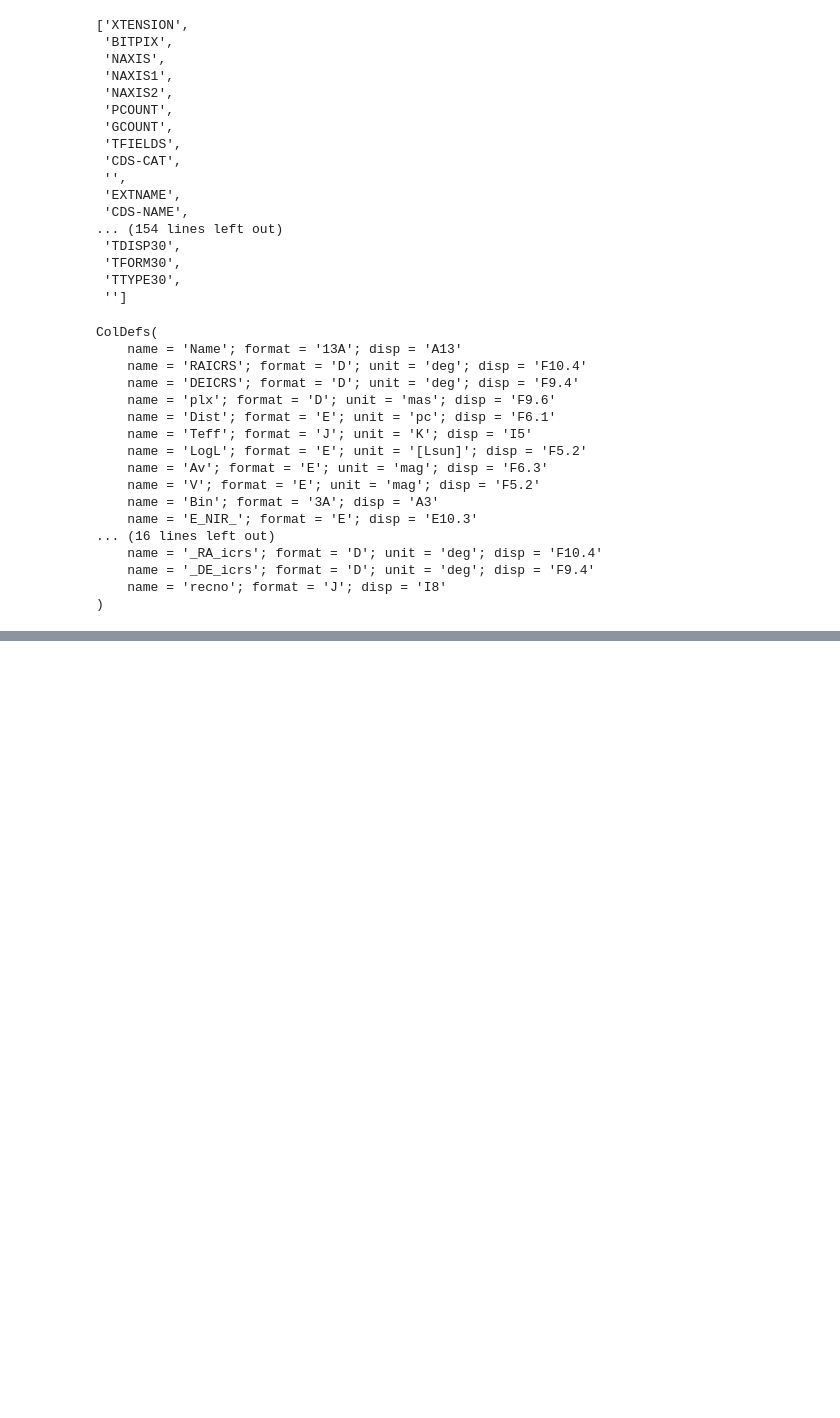
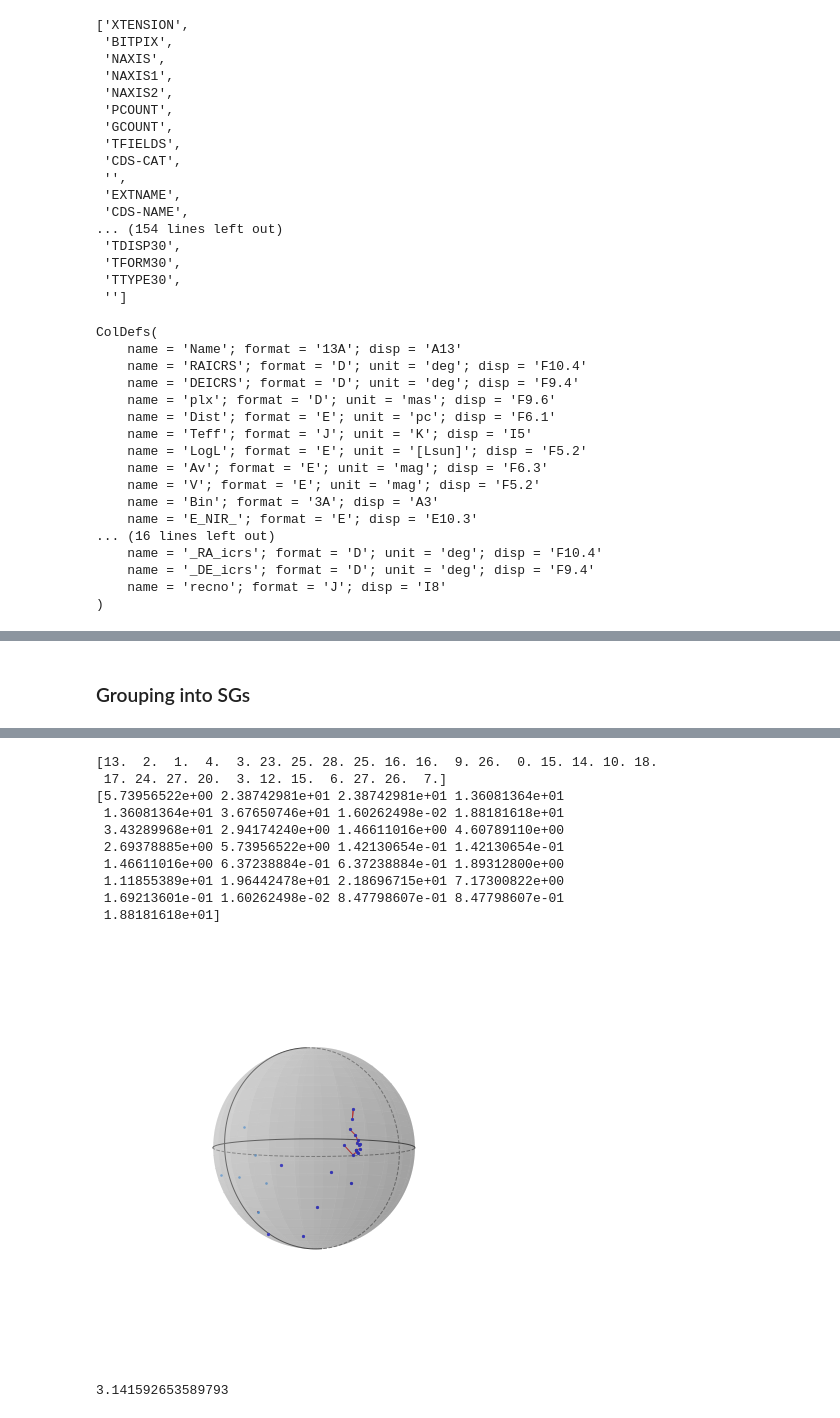
Before and after one commit to baobabyoo/GAIAHerbig, a Jupyter notebook: gaiaHerbig.ipynb, the cells around one changed output, grey strips where cells are left out. Saved outputs shown, nothing was run; the diff lists cells and outputs as text; code cells hidden in the pictures; blank space fills up the shorter version.

Commit message:
Include some plotting

```diff
--- a/gaiaHerbig.ipynb
+++ b/gaiaHerbig.ipynb
@@ -115,0 +160,33 @@ ColDefs(
+# %%
+ra_array  = []
+dec_array = []
+
+for index in range(0, len(mask) ):
+    if mask[index] == True:
+        c = SkyCoord(ra=data['RAICRS'][index]*u.degree,
+                     dec=data['DEICRS'][index]*u.degree,
+                     frame='icrs')
+        c_string = c.to_string('hmsdms')
+        ra_array.append( data['RAICRS'][index] )
+        dec_array.append( data['DEICRS'][index] )
+
+        print( index,
+               data['Name'][index],
+               c_string,
+               #round(data['RAICRS'][index],7),
+               #round(data['DEICRS'][index],7),
+               round(data['Dist'][index],1),
+               round(data['Mass'][index],0),
+               round(data['Teff'][index],0),
+               round(10.0**(data['LogL'][index]), 0),
+               data['E_NIR_'][index],
+               data['E_MIR_'][index]
+             )
+
+        # checking duplication
+        coord = coordinates.SkyCoord(
+                                     data['RAICRS'][index]*u.deg, data['DEICRS'][index]*u.deg,
+                                     frame = 'fk5'
+                                    )
+        result = alma.query_region(coord, radius = (10.0 / 3600.0)*u.deg )
+        print('Num of archival ALMA observations : ', len(result) , '\n')
@@ -115,0 +211,2 @@ ColDefs(
+# %% [markdown]
+### Grouping into SGs
@@ -115,0 +483,11 @@ ColDefs(
+# %%
+ra_array  = np.array(ra_array)
+dec_array = np.array(dec_array)
+
+alma2020sg = MST_sphere(ra_array, dec_array)
+alma2020sg.find_nearest(length_threshold=10.0)
+print( alma2020sg.nearest_id )
+print( alma2020sg.nearest_length )
+
+alma2020sg.plot_points()
+# %% [output]
@@ -115,0 +511,15 @@ ColDefs(
+[13.  2.  1.  4.  3. 23. 25. 28. 25. 16. 16.  9. 26.  0. 15. 14. 10. 18.
+ 17. 24. 27. 20.  3. 12. 15.  6. 27. 26.  7.]
+[5.73956522e+00 2.38742981e+01 2.38742981e+01 1.36081364e+01
+ 1.36081364e+01 3.67650746e+01 1.60262498e-02 1.88181618e+01
+ 3.43289968e+01 2.94174240e+00 1.46611016e+00 4.60789110e+00
+ 2.69378885e+00 5.73956522e+00 1.42130654e-01 1.42130654e-01
+ 1.46611016e+00 6.37238884e-01 6.37238884e-01 1.89312800e+00
+ 1.11855389e+01 1.96442478e+01 2.18696715e+01 7.17300822e+00
+ 1.69213601e-01 1.60262498e-02 8.47798607e-01 8.47798607e-01
+ 1.88181618e+01]
+[figure, added]
+# %%
+print(np.pi)
+# %% [output]
+3.141592653589793
```
Also changed, not shown: parts of 10 cells of this notebook, 1 other file.
